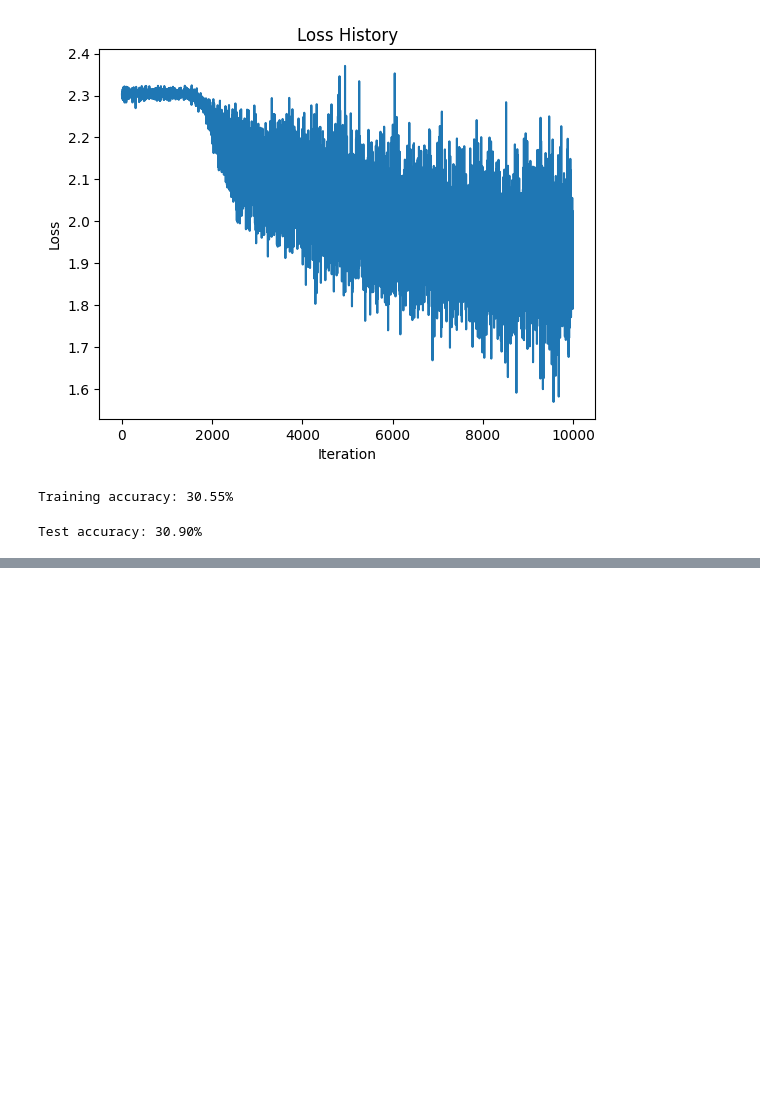
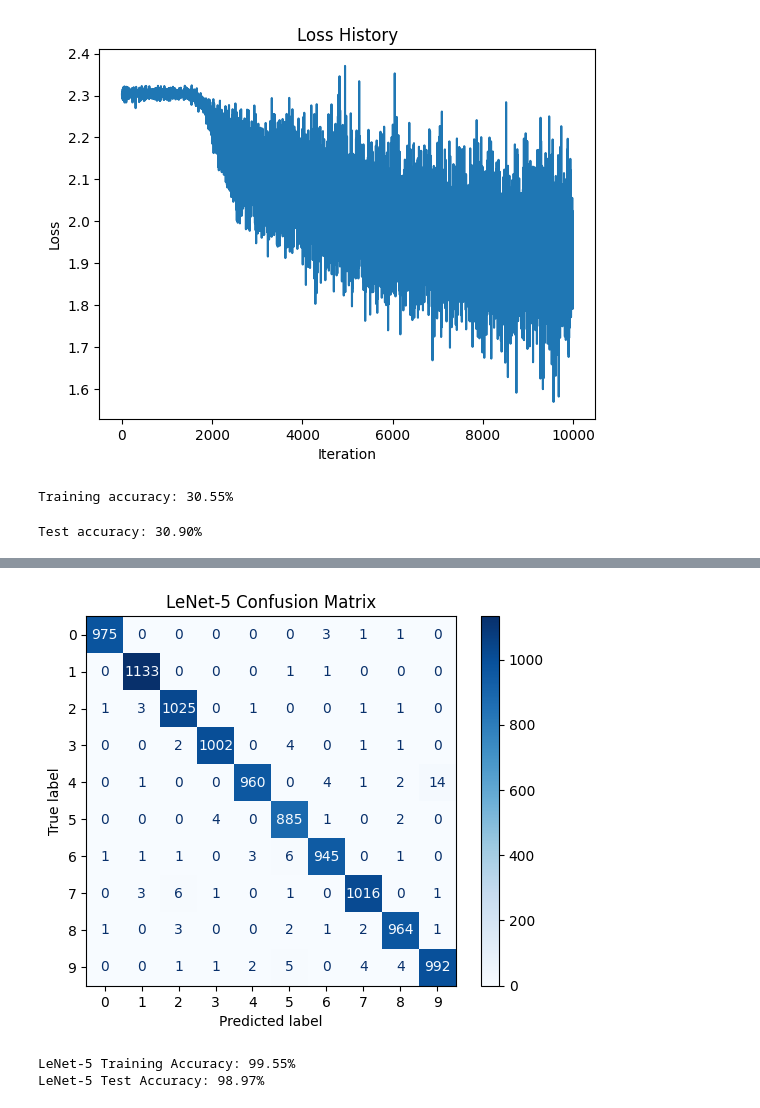
Before and after one commit to NethsanduKumarasinghe/EN3160_Assignment_03, a Jupyter notebook: EN3160_Assignment_03.ipynb, the cells around one changed output, grey strips where cells are left out. Cells and saved outputs as stored; diff of their text form; code cells hidden in the pictures; blank space fills up the shorter version.

```diff
--- a/EN3160_Assignment_03.ipynb
+++ b/EN3160_Assignment_03.ipynb
@@ -176,0 +355,34 @@ Test accuracy: 30.90%
+# %%
+from sklearn.metrics import confusion_matrix, ConfusionMatrixDisplay
+
+model_lenet.eval()
+y_true_lenet = []
+y_pred_lenet = []
+
+with torch.no_grad():
+    for inputs, labels in testloader:
+        inputs = inputs.to(device)
+
+        outputs = model_lenet(inputs)
+        predictions = outputs.argmax(dim=1)
+
+        y_true_lenet.extend(labels.numpy())
+        y_pred_lenet.extend(predictions.cpu().numpy())
+
+cm_lenet = confusion_matrix(y_true_lenet, y_pred_lenet)
+
+ConfusionMatrixDisplay(
+    confusion_matrix=cm_lenet,
+    display_labels=range(10)
+).plot(cmap='Blues', values_format='d')
+
+plt.title('LeNet-5 Confusion Matrix')
+plt.show()
+# %% [output]
+[figure, added]
+# %%
+print(f"LeNet-5 Training Accuracy: {train_accs_lenet[-1]:.2f}%")
+print(f"LeNet-5 Test Accuracy: {test_accs_lenet[-1]:.2f}%")
+# %% [output]
+LeNet-5 Training Accuracy: 99.55%
+LeNet-5 Test Accuracy: 98.97%
```
Also changed, not shown: parts of 18 cells of this notebook.
